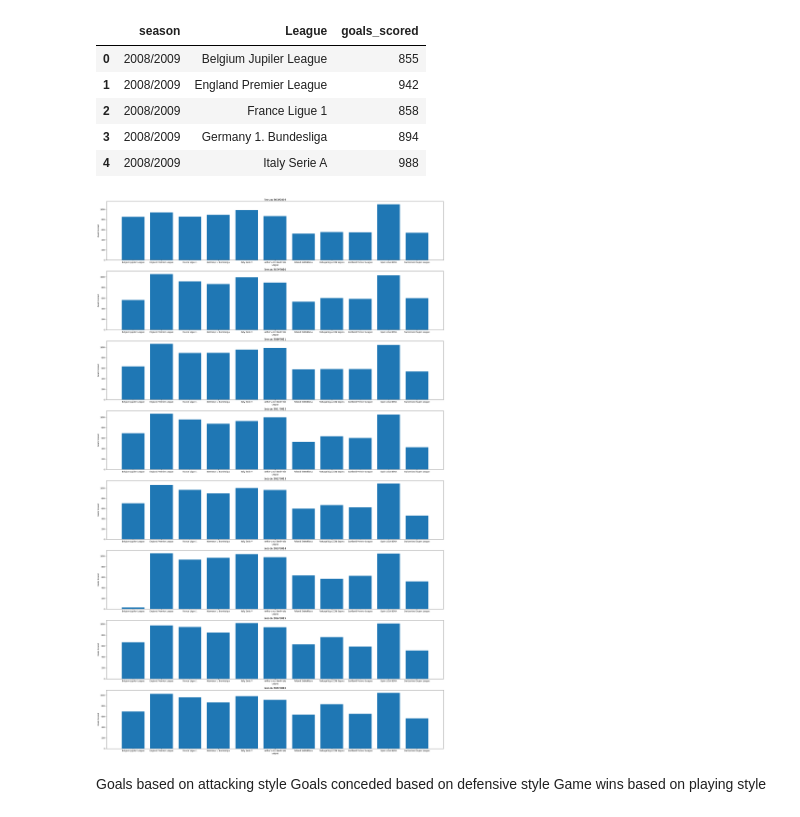
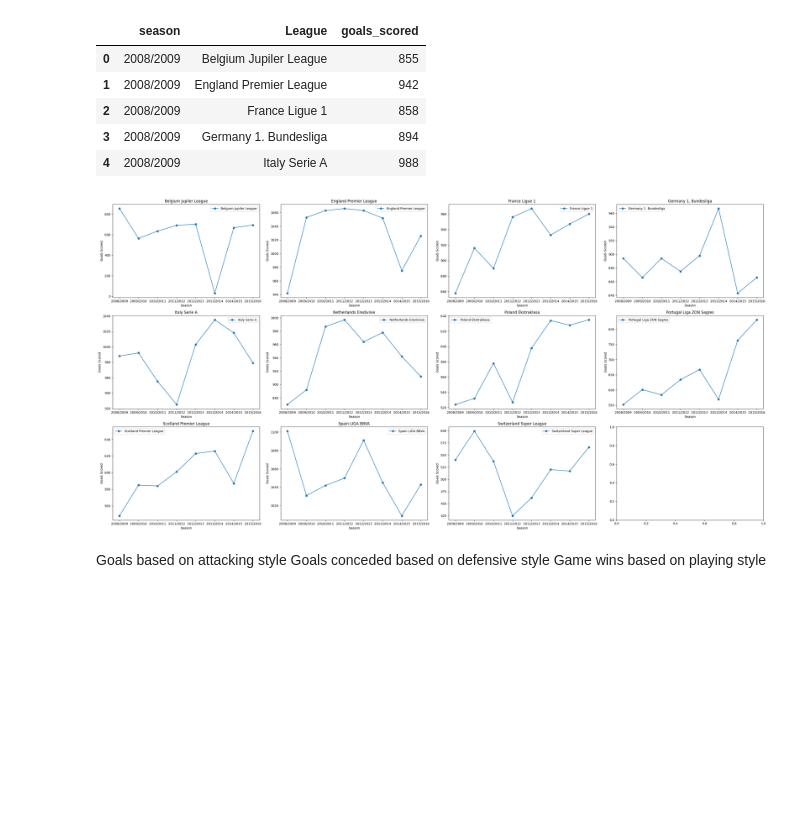
Before and after one commit to aayush1202/investigate-a-dataset, a Jupyter notebook: investigate-a-dataset-template.ipynb, the cells around one changed output. Saved outputs shown, nothing was run; the diff lists cells and outputs as text; code cells hidden in the pictures; blank space fills up the shorter version.

Commit message:
Made changes to the first question, and made changes to the plot.

```diff
--- a/investigate-a-dataset-template.ipynb
+++ b/investigate-a-dataset-template.ipynb
@@ -540,23 +540,26 @@ grouped_df.head()
 | 3 | 2008/2009 | Germany 1. Bundesliga | 894 |
 | 4 | 2008/2009 | Italy Serie A | 988 |
 # %%
-seasons = grouped_df.season.unique()
+leagues = grouped_df.League.unique()
 # %%
 # plotting the data available
-fig, axes = plt.subplots(nrows=len(seasons), ncols=1, figsize=(25, 5 * len(seasons)))
+fig, axes = plt.subplots(nrows=3, ncols=4, figsize=(30, 15))
 
-for ax, season in zip(axes, seasons):
-    season_data = grouped_df[grouped_df['season'] == season]
-    ax.bar(season_data['League'], season_data['goals_scored'])
-    ax.set_title(f'Season {season}')
-    ax.set_xlabel('League')
+axes = axes.flatten()
+
+for ax, league in zip(axes, leagues):
+    league_data = grouped_df[grouped_df['League'] == league]
+    ax.plot(league_data['season'], league_data['goals_scored'], marker='o', label=league)
+    ax.set_title(league)
+    ax.set_xlabel('Season')
     ax.set_ylabel('Goals Scored')
+    ax.legend()
 
 # Adjust layout
 plt.tight_layout()
 plt.show()
 # %% [output]
-[figure, old version]
+[figure, new version]
 # %% [markdown]
 Goals based on attacking style
 Goals conceded based on defensive style
```
Also changed, not shown: parts of 3 cells of this notebook.
